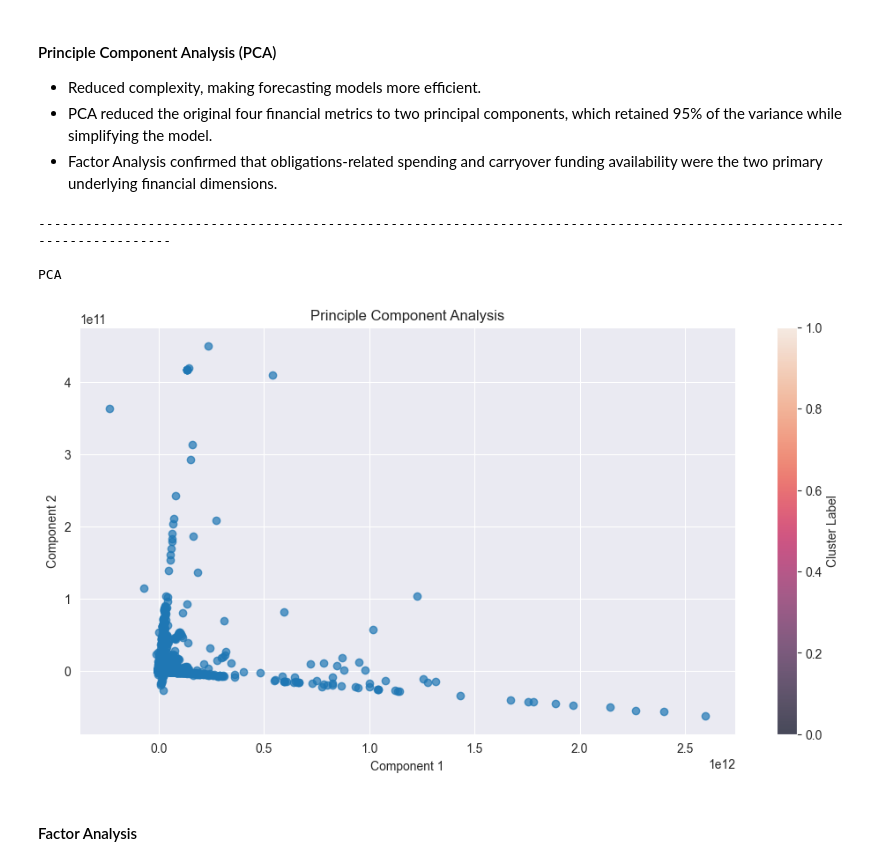
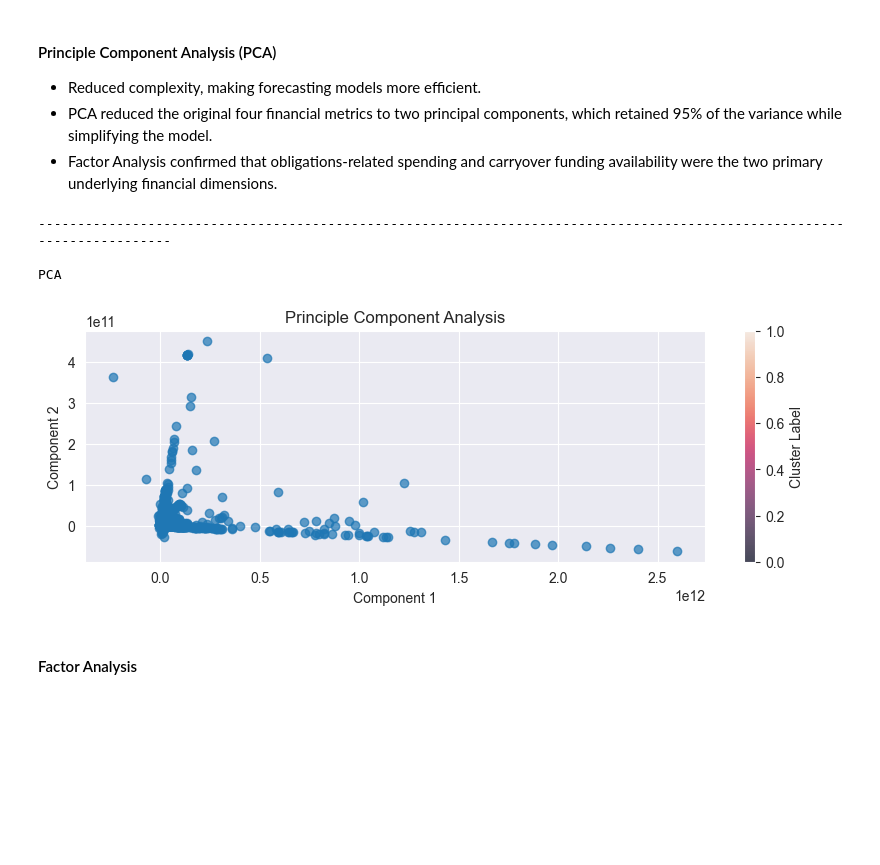
Before and after one commit to is-leeroy-jenkins/Cutey, a Jupyter notebook: balances.ipynb, the cells around one changed output. Cells and saved outputs as stored; diff of their text form; code cells hidden in the pictures; blank space fills up the shorter version.

```diff
--- a/balances.ipynb
+++ b/balances.ipynb
@@ -497,25 +498,25 @@ Log Transformed Data
 # %%
 # Principal Component Analysis (PCA)
 pca = PCA( n_components=2 )
 pca_result = pca.fit_transform( df_data[ numeric_columns ].fillna( 0 ) )
 
 print( hdr )
 print( 'PCA' )
 print( nwln )
 
 # Visualizing PCA Results
-plt.figure( figsize=( 12, 6 ) )
+plt.figure( figsize=( 10, 3 ) )
 plt.scatter( pca_result[ :, 0 ], pca_result[ :, 1 ], cmap= 'viridis', alpha=0.7 )
 plt.xlabel( 'Component 1' )
 plt.ylabel( 'Component 2' )
 plt.title( 'Principle Component Analysis' )
 plt.colorbar( label='Cluster Label' )
 plt.show()
 # %% [output]
 ------------------------------------------------------------------------------------------------------------------------
 
 PCA
-[figure, old version]
+[figure, new version]
 # %% [markdown]
 #### Factor Analysis
 # %%
```
Also changed, not shown: parts of 7 cells of this notebook.
